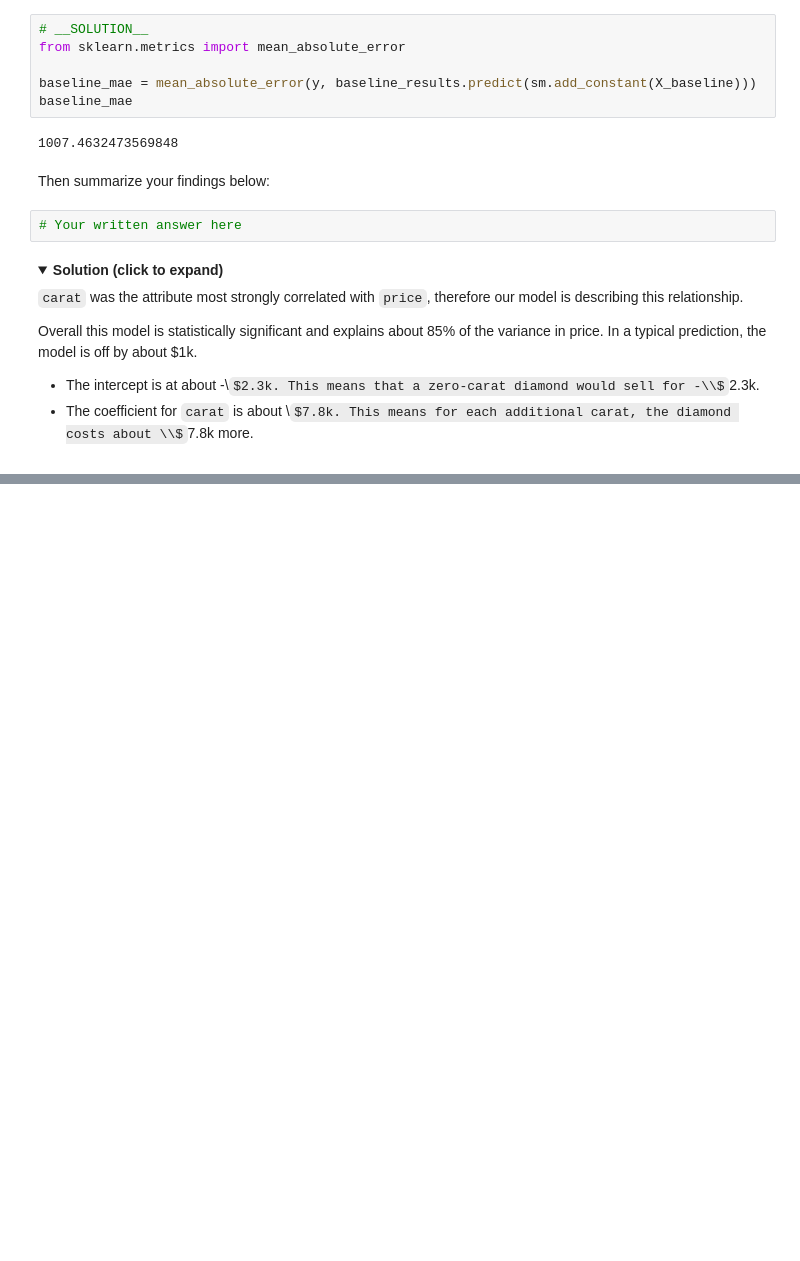
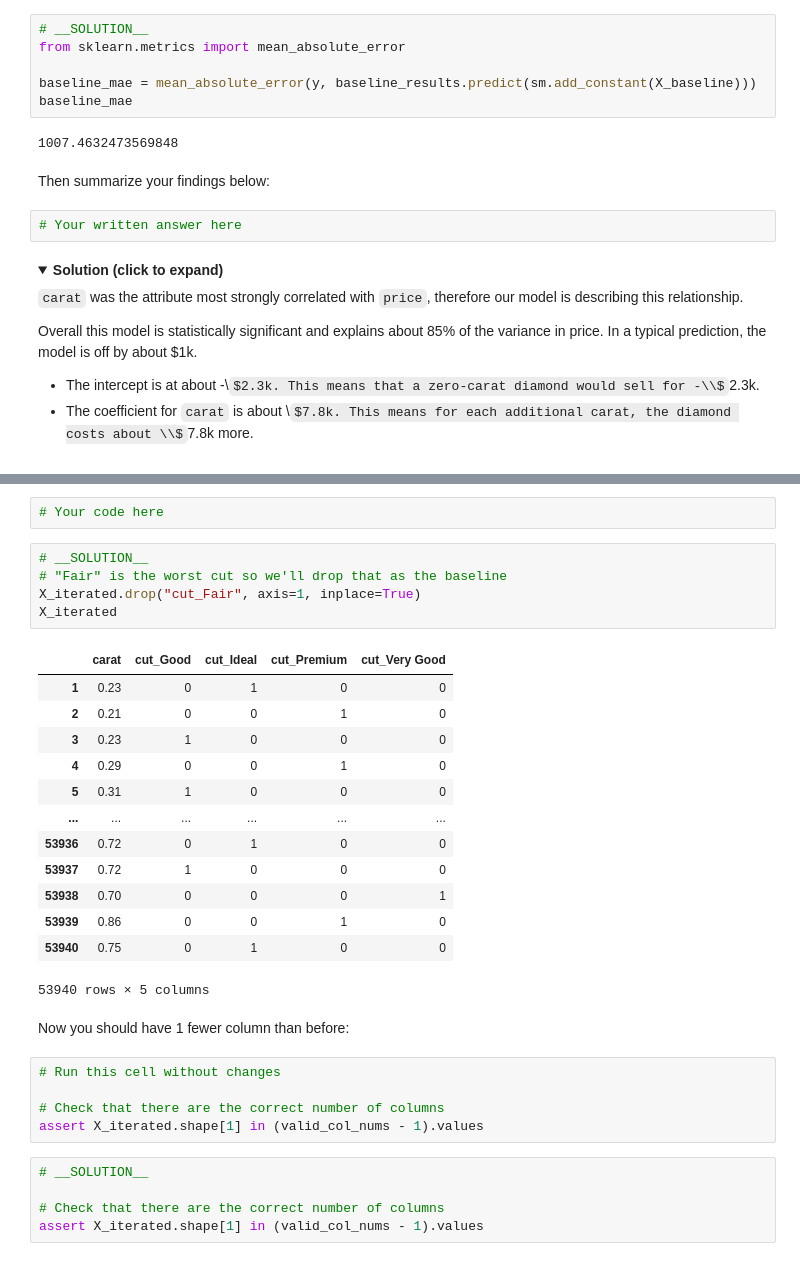
Before and after one commit to learn-co-curriculum/dsc-multiple-regression-cumulative-lab, a Jupyter notebook: index.ipynb, the cells around one changed output, grey strips where cells are left out. Saved outputs shown, nothing was run; the diff lists cells and outputs as text; folded sections open; some formulas as TeX source; blank space fills up the shorter version.

```diff
--- a/index.ipynb
+++ b/index.ipynb
@@ -334,0 +491,33 @@ Overall this model is statistically significant and explains about 85% of the va
+# %%
+# Your code here
+# %%
+# __SOLUTION__
+# "Fair" is the worst cut so we'll drop that as the baseline
+X_iterated.drop("cut_Fair", axis=1, inplace=True)
+X_iterated
+# %% [output]
+|  | carat | cut_Good | cut_Ideal | cut_Premium | cut_Very Good |
+| 1 | 0.23 | 0 | 1 | 0 | 0 |
+| 2 | 0.21 | 0 | 0 | 1 | 0 |
+| 3 | 0.23 | 1 | 0 | 0 | 0 |
+| 4 | 0.29 | 0 | 0 | 1 | 0 |
+| 5 | 0.31 | 1 | 0 | 0 | 0 |
+| ... | ... | ... | ... | ... | ... |
+| 53936 | 0.72 | 0 | 1 | 0 | 0 |
+| 53937 | 0.72 | 1 | 0 | 0 | 0 |
+| 53938 | 0.70 | 0 | 0 | 0 | 1 |
+| 53939 | 0.86 | 0 | 0 | 1 | 0 |
+| 53940 | 0.75 | 0 | 1 | 0 | 0 |
+53940 rows × 5 columns
+# %% [markdown]
+Now you should have 1 fewer column than before:
+# %%
+# Run this cell without changes
+
+# Check that there are the correct number of columns
+assert X_iterated.shape[1] in (valid_col_nums - 1).values
+# %%
+# __SOLUTION__
+
+# Check that there are the correct number of columns
+assert X_iterated.shape[1] in (valid_col_nums - 1).values
```
Also changed, not shown: parts of 36 cells of this notebook, 2 other files.
